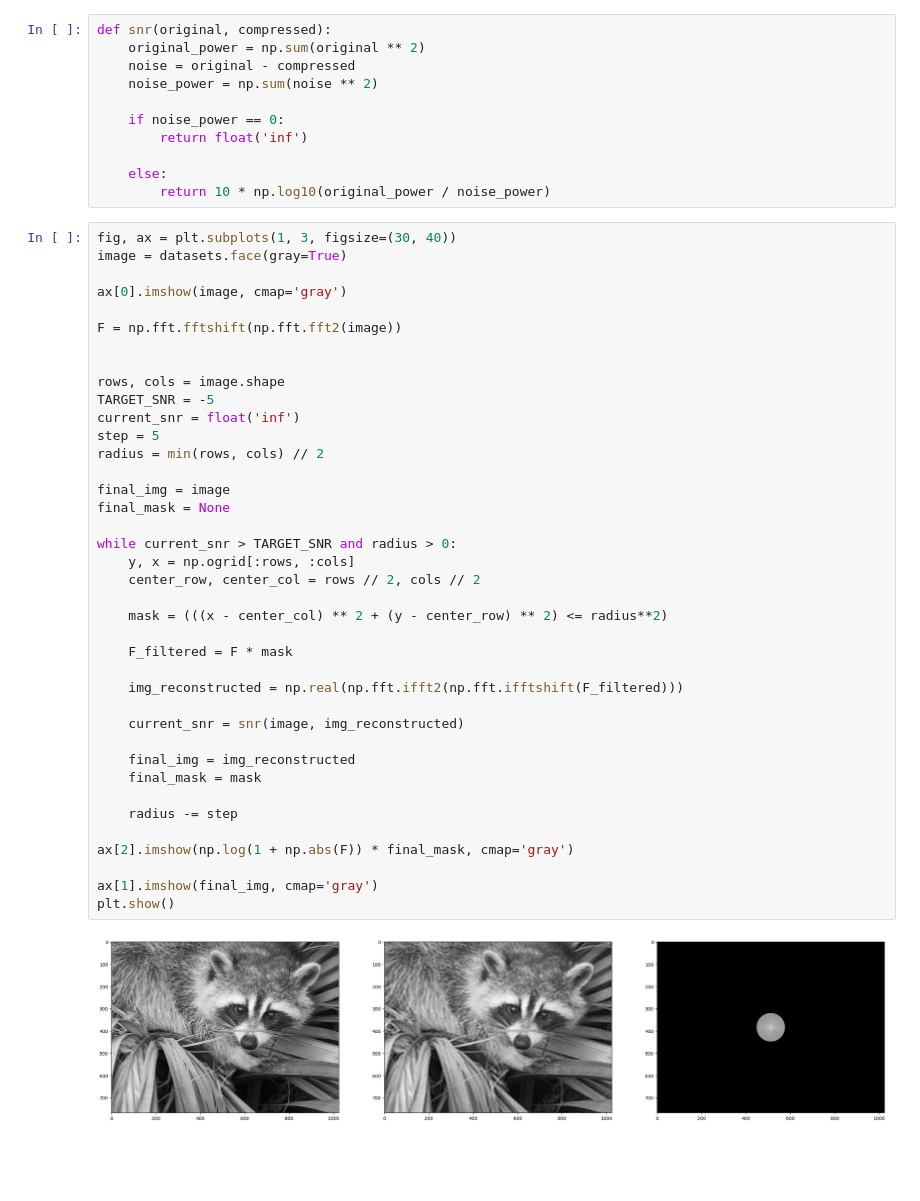
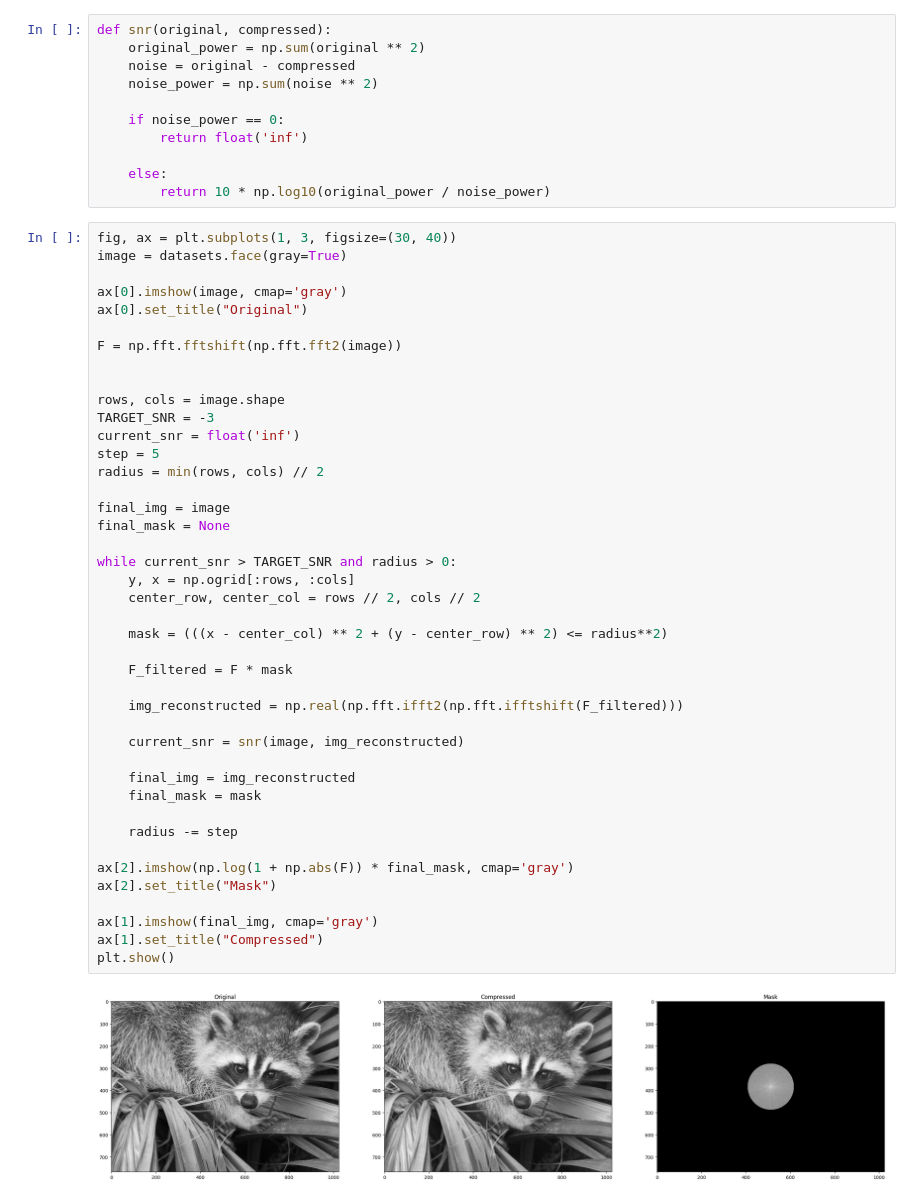
Before and after one commit to voaidesr/signal-processing, a Jupyter notebook: labs/l7/l7.ipynb, the cells around one changed output. Cells and saved outputs as stored; diff of their text form; blank space fills up the shorter version.

```diff
--- a/labs/l7/l7.ipynb
+++ b/labs/l7/l7.ipynb
@@ -215,39 +215,42 @@ fig, ax = plt.subplots(1, 3, figsize=(30, 40))
 image = datasets.face(gray=True)
 
 ax[0].imshow(image, cmap='gray')
+ax[0].set_title("Original")
 
 F = np.fft.fftshift(np.fft.fft2(image))
 
 
 rows, cols = image.shape
-TARGET_SNR = -5
+TARGET_SNR = -3
 current_snr = float('inf')
 step = 5
 radius = min(rows, cols) // 2
 
 final_img = image
 final_mask = None
 
 while current_snr > TARGET_SNR and radius > 0:
     y, x = np.ogrid[:rows, :cols]
     center_row, center_col = rows // 2, cols // 2
 
     mask = (((x - center_col) ** 2 + (y - center_row) ** 2) <= radius**2)
 
     F_filtered = F * mask
 
     img_reconstructed = np.real(np.fft.ifft2(np.fft.ifftshift(F_filtered)))
 
     current_snr = snr(image, img_reconstructed)
 
     final_img = img_reconstructed
     final_mask = mask
 
     radius -= step
 
 ax[2].imshow(np.log(1 + np.abs(F)) * final_mask, cmap='gray')
+ax[2].set_title("Mask")
 
 ax[1].imshow(final_img, cmap='gray')
+ax[1].set_title("Compressed")
 plt.show()
 # %% [output]
-[figure, old version]
+[figure, new version]
```
Also changed, not shown: parts of 3 cells of this notebook.
